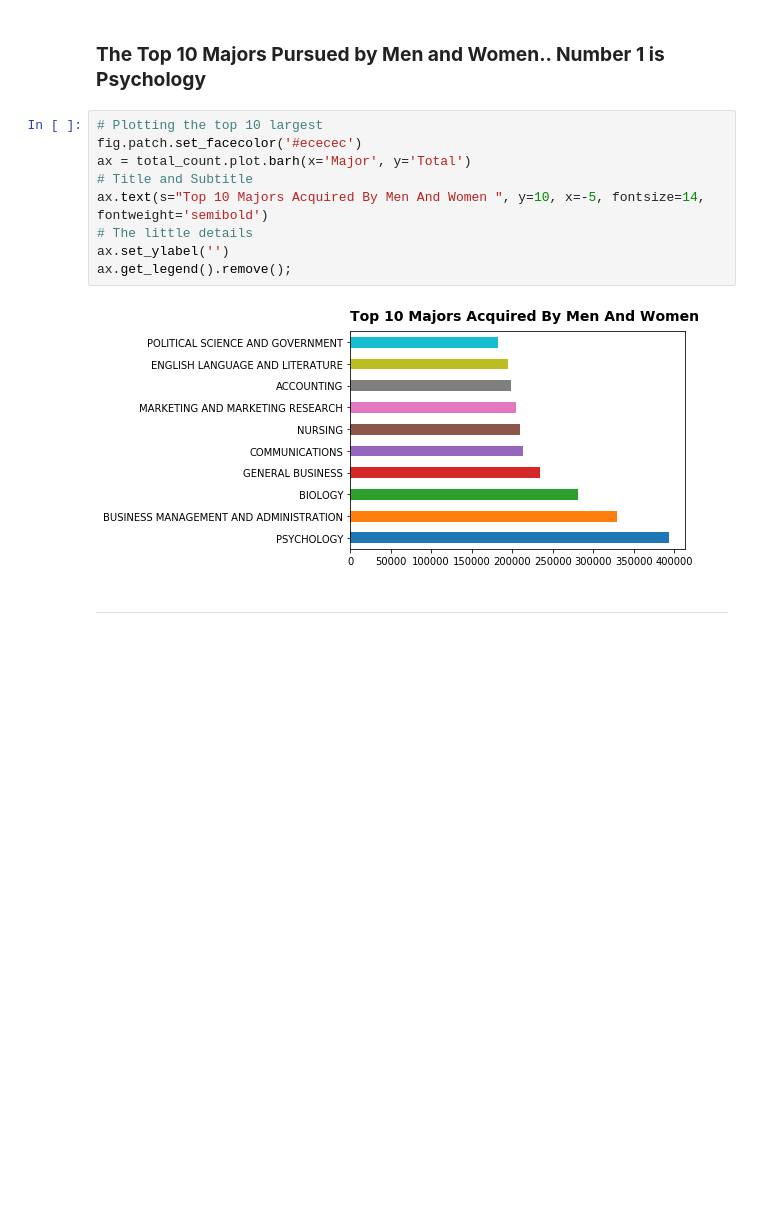
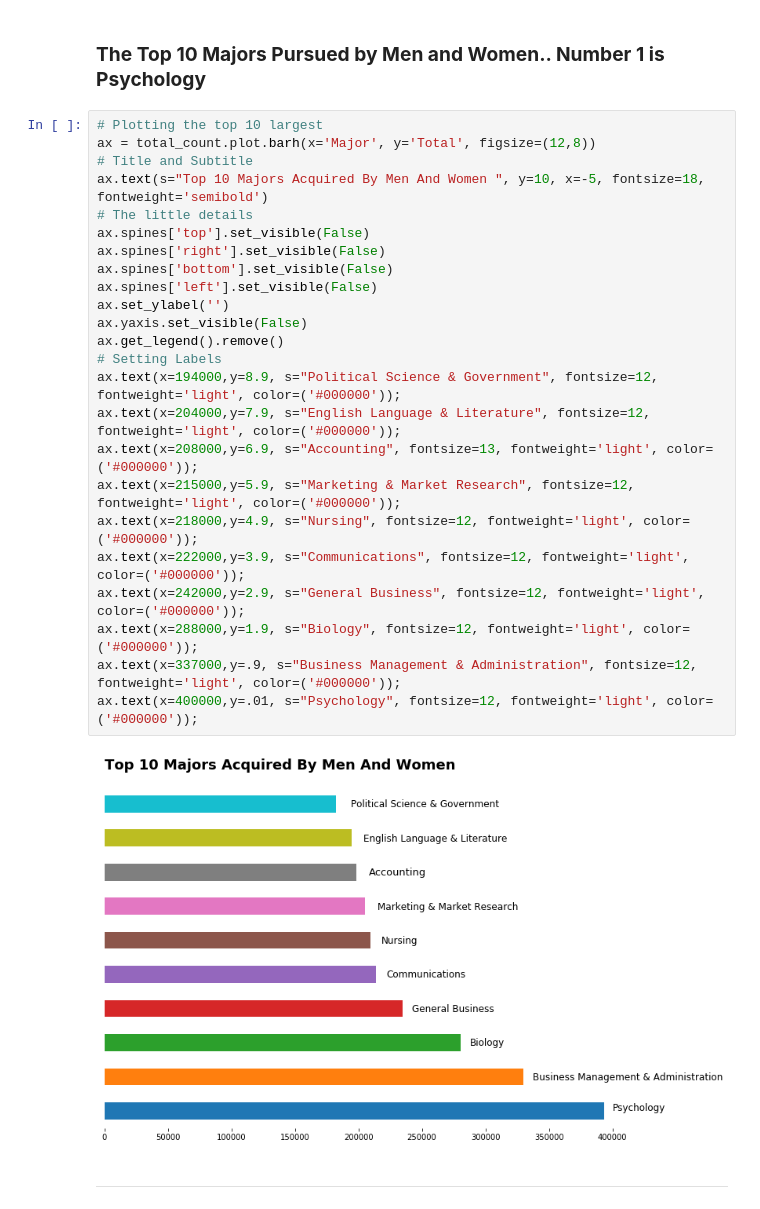
Before and after one commit to LambdaSchool/DS-Unit-1-Sprint-5-Data-Storytelling-Blog-Post, a Jupyter notebook: College_Majors_Theory.ipynb, the cells around one changed output. Drawn from its saved outputs; the diff is of its cells as text; blank space fills up the shorter version.

```diff
--- a/College_Majors_Theory.ipynb
+++ b/College_Majors_Theory.ipynb
@@ -193,17 +193,32 @@ total_count
 | 78 | 182621 | Social Science | POLITICAL SCIENCE AND GOVERNMENT |
 # %% [markdown]
 ### **The Top 10 Majors Pursued by Men and Women.. Number 1 is Psychology**
-# %%
-# Plotting the top 10 largest
-fig.patch.set_facecolor('#ececec')
-ax = total_count.plot.barh(x='Major', y='Total')
-# Title and Subtitle
-ax.text(s="Top 10 Majors Acquired By Men And Women ", y=10, x=-5, fontsize=14, fontweight='semibold')
-# The little details
-ax.set_ylabel('')
-ax.get_legend().remove();
-# %% [output]
-[figure, removed]
+# %%
+# Plotting the top 10 largest
+ax = total_count.plot.barh(x='Major', y='Total', figsize=(12,8))
+# Title and Subtitle
+ax.text(s="Top 10 Majors Acquired By Men And Women ", y=10, x=-5, fontsize=18, fontweight='semibold')
+# The little details
+ax.spines['top'].set_visible(False)
+ax.spines['right'].set_visible(False)
+ax.spines['bottom'].set_visible(False)
+ax.spines['left'].set_visible(False)
+ax.set_ylabel('')
+ax.yaxis.set_visible(False)
+ax.get_legend().remove()
+# Setting Labels
+ax.text(x=194000,y=8.9, s="Political Science & Government", fontsize=12, fontweight='light', color=('#000000'));
+ax.text(x=204000,y=7.9, s="English Language & Literature", fontsize=12, fontweight='light', color=('#000000'));
+ax.text(x=208000,y=6.9, s="Accounting", fontsize=13, fontweight='light', color=('#000000'));
+ax.text(x=215000,y=5.9, s="Marketing & Market Research", fontsize=12, fontweight='light', color=('#000000'));
+ax.text(x=218000,y=4.9, s="Nursing", fontsize=12, fontweight='light', color=('#000000'));
+ax.text(x=222000,y=3.9, s="Communications", fontsize=12, fontweight='light', color=('#000000'));
+ax.text(x=242000,y=2.9, s="General Business", fontsize=12, fontweight='light', color=('#000000'));
+ax.text(x=288000,y=1.9, s="Biology", fontsize=12, fontweight='light', color=('#000000'));
+ax.text(x=337000,y=.9, s="Business Management & Administration", fontsize=12, fontweight='light', color=('#000000'));
+ax.text(x=400000,y=.01, s="Psychology", fontsize=12, fontweight='light', color=('#000000'));
+# %% [output]
+[figure, added]
 # %% [markdown]
 
 
```
Also changed, not shown: parts of 12 cells of this notebook.
